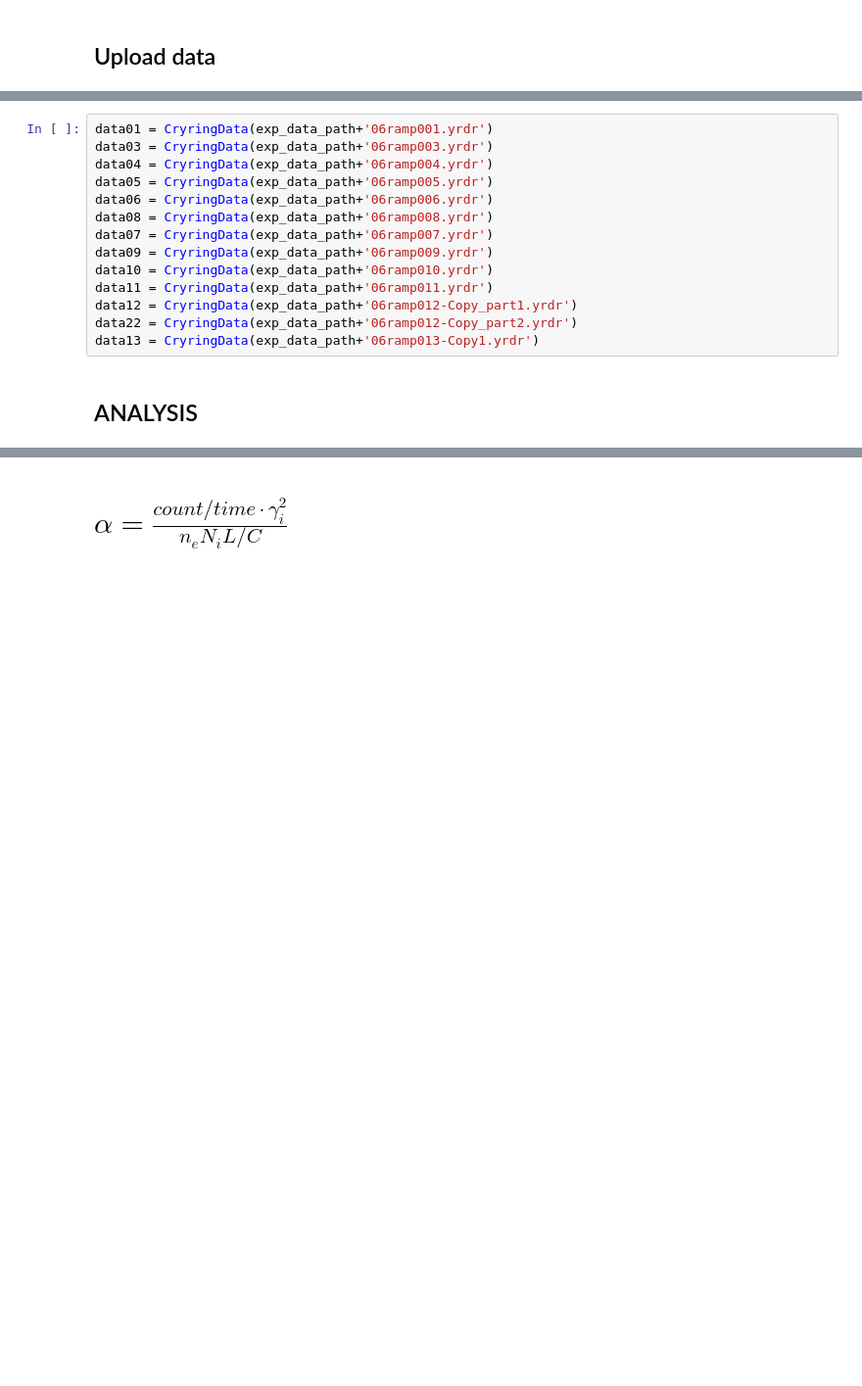
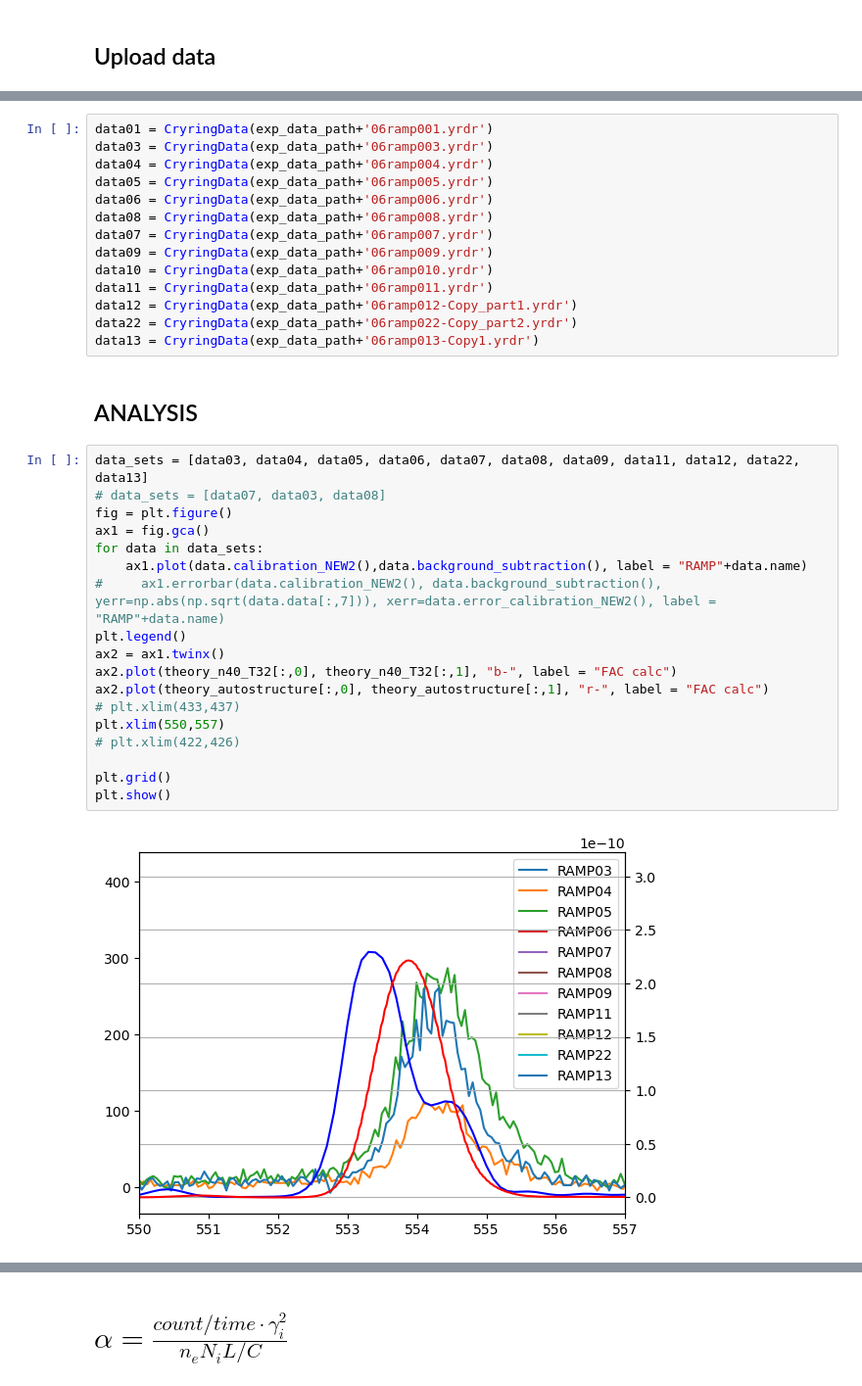
Before and after one commit to wwwerka/dr_oxygen_analysis, a Jupyter notebook: dr_oxygen_analysis.ipynb, the cells around one changed output, grey strips where cells are left out. Shown at 98% size. Saved outputs shown, nothing was run; the diff lists cells and outputs as text; blank space fills up the shorter version.

```diff
--- a/dr_oxygen_analysis.ipynb
+++ b/dr_oxygen_analysis.ipynb
@@ -551,7 +479,27 @@ data09 = CryringData(exp_data_path+'06ramp009.yrdr')
 data10 = CryringData(exp_data_path+'06ramp010.yrdr')
 data11 = CryringData(exp_data_path+'06ramp011.yrdr')
 data12 = CryringData(exp_data_path+'06ramp012-Copy_part1.yrdr')
-data22 = CryringData(exp_data_path+'06ramp012-Copy_part2.yrdr')
+data22 = CryringData(exp_data_path+'06ramp022-Copy_part2.yrdr')
 data13 = CryringData(exp_data_path+'06ramp013-Copy1.yrdr')
 # %% [markdown]
 ## ANALYSIS
+# %%
+data_sets = [data03, data04, data05, data06, data07, data08, data09, data11, data12, data22, data13]
+# data_sets = [data07, data03, data08]
+fig = plt.figure()
+ax1 = fig.gca()
+for data in data_sets:
+    ax1.plot(data.calibration_NEW2(),data.background_subtraction(), label = "RAMP"+data.name)
+#     ax1.errorbar(data.calibration_NEW2(), data.background_subtraction(), yerr=np.abs(np.sqrt(data.data[:,7])), xerr=data.error_calibration_NEW2(), label = "RAMP"+data.name)
+plt.legend()
+ax2 = ax1.twinx()
+ax2.plot(theory_n40_T32[:,0], theory_n40_T32[:,1], "b-", label = "FAC calc")
+ax2.plot(theory_autostructure[:,0], theory_autostructure[:,1], "r-", label = "FAC calc")
+# plt.xlim(433,437)
+plt.xlim(550,557)
+# plt.xlim(422,426)
+
+plt.grid()
+plt.show()
+# %% [output]
+[figure, added]
```
Also changed, not shown: parts of 28 cells of this notebook, 4 other files.
